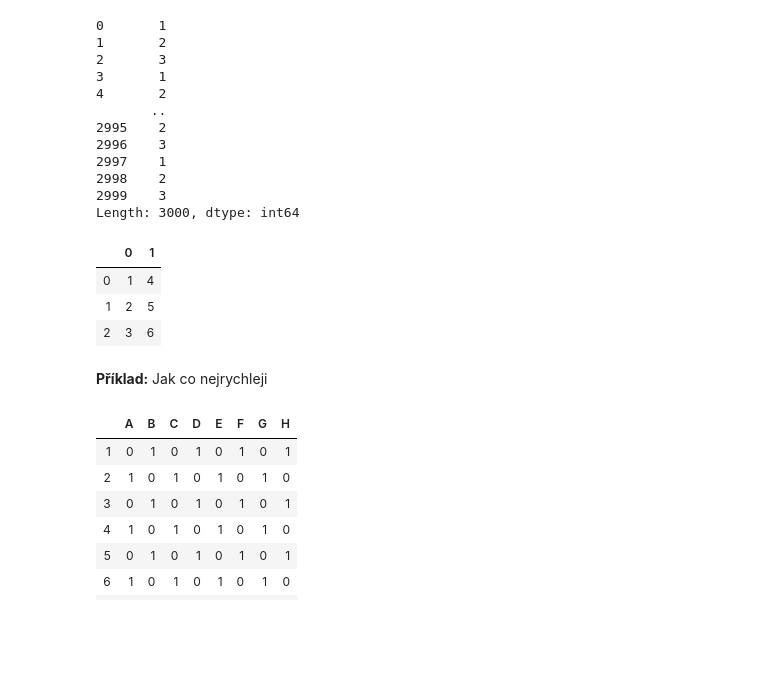
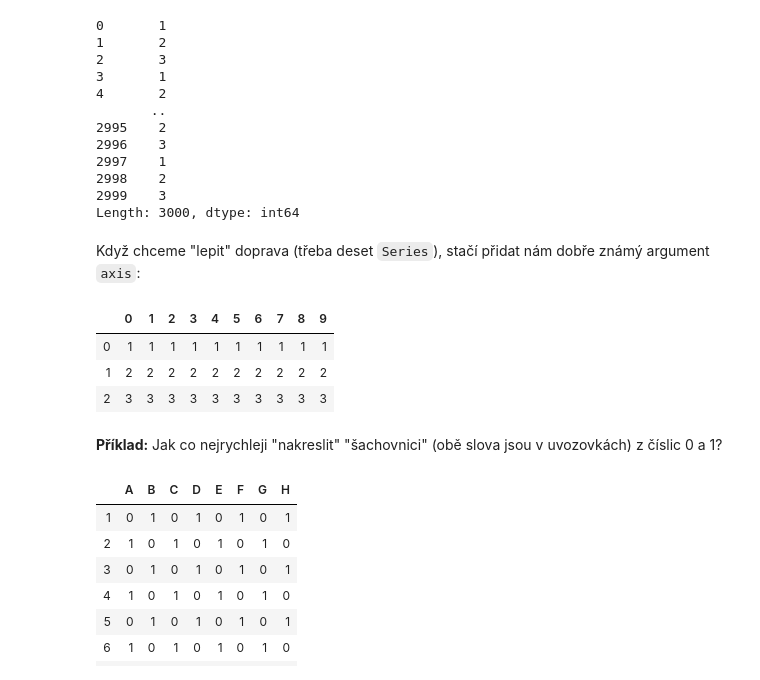
Before and after one commit to janpipek/naucse.python.cz, a Jupyter notebook: lessons/pydata/pandas_correlations/index.ipynb, the cells around one changed output. Saved outputs shown, nothing was run; the diff lists cells and outputs as text; code cells hidden in the pictures; blank space fills up the shorter version.

```diff
--- a/lessons/pydata/pandas_correlations/index.ipynb
+++ b/lessons/pydata/pandas_correlations/index.ipynb
@@ -88,13 +90,15 @@ pd.concat(1000 * [a], ignore_index=True)
 2998    2
 2999    3
 Length: 3000, dtype: int64
+# %% [markdown]
+Když chceme "lepit" doprava (třeba deset `Series`), stačí přidat nám dobře známý argument `axis`:
 # %%
-pd.concat([a, b], axis="columns")
+pd.concat([a] * 10, axis="columns")
 # %% [output]
-|  | 0 | 1 |
-| 0 | 1 | 4 |
-| 1 | 2 | 5 |
-| 2 | 3 | 6 |
+|  | 0 | 1 | 2 | 3 | 4 | 5 | 6 | 7 | 8 | 9 |
+| 0 | 1 | 1 | 1 | 1 | 1 | 1 | 1 | 1 | 1 | 1 |
+| 1 | 2 | 2 | 2 | 2 | 2 | 2 | 2 | 2 | 2 | 2 |
+| 2 | 3 | 3 | 3 | 3 | 3 | 3 | 3 | 3 | 3 | 3 |
 # %% [markdown]
-**Příklad:** Jak co nejrychleji
+**Příklad:** Jak co nejrychleji "nakreslit" "šachovnici" (obě slova jsou v uvozovkách) z číslic 0 a 1?
 # %%
```
Also changed, not shown: parts of 31 cells of this notebook.
